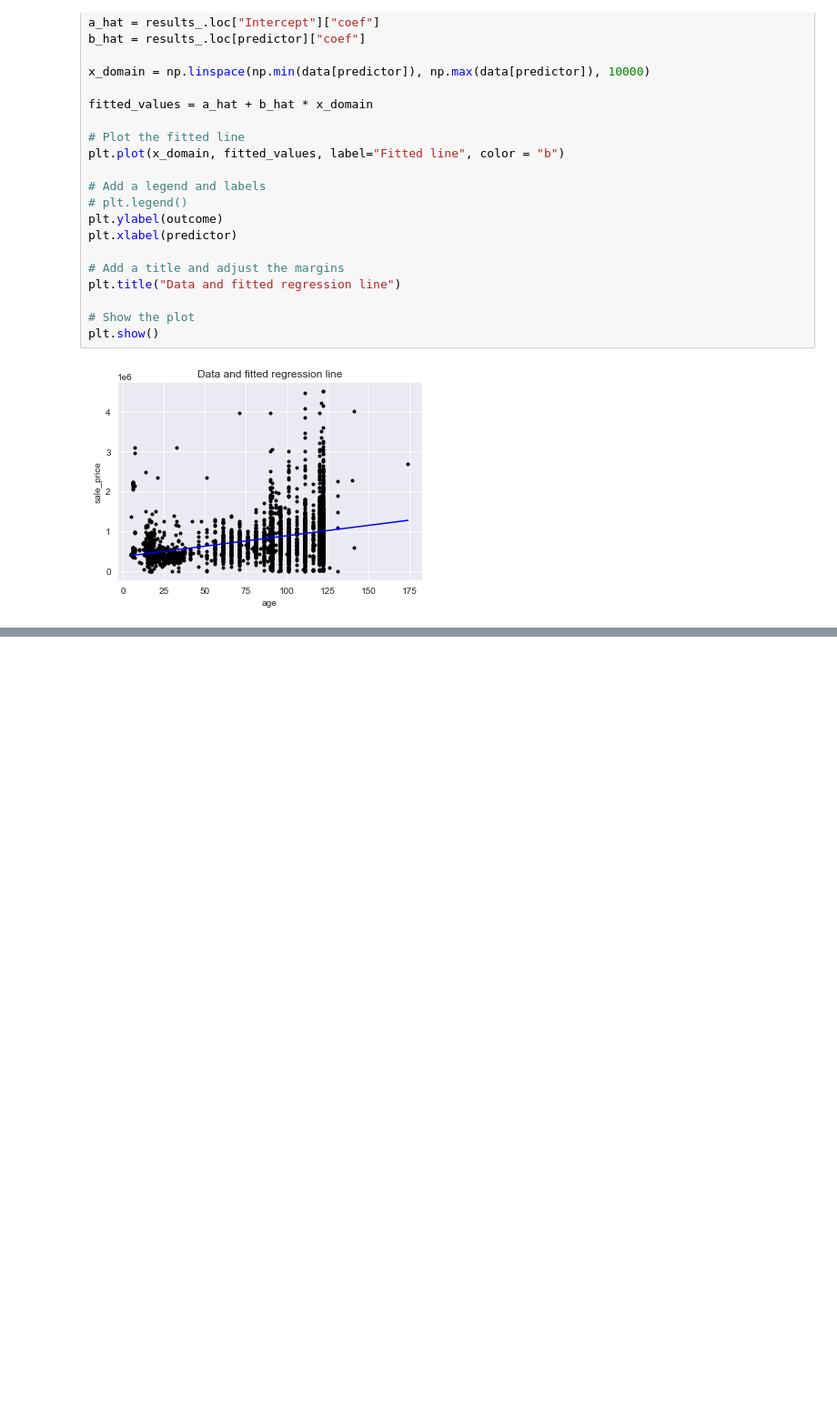
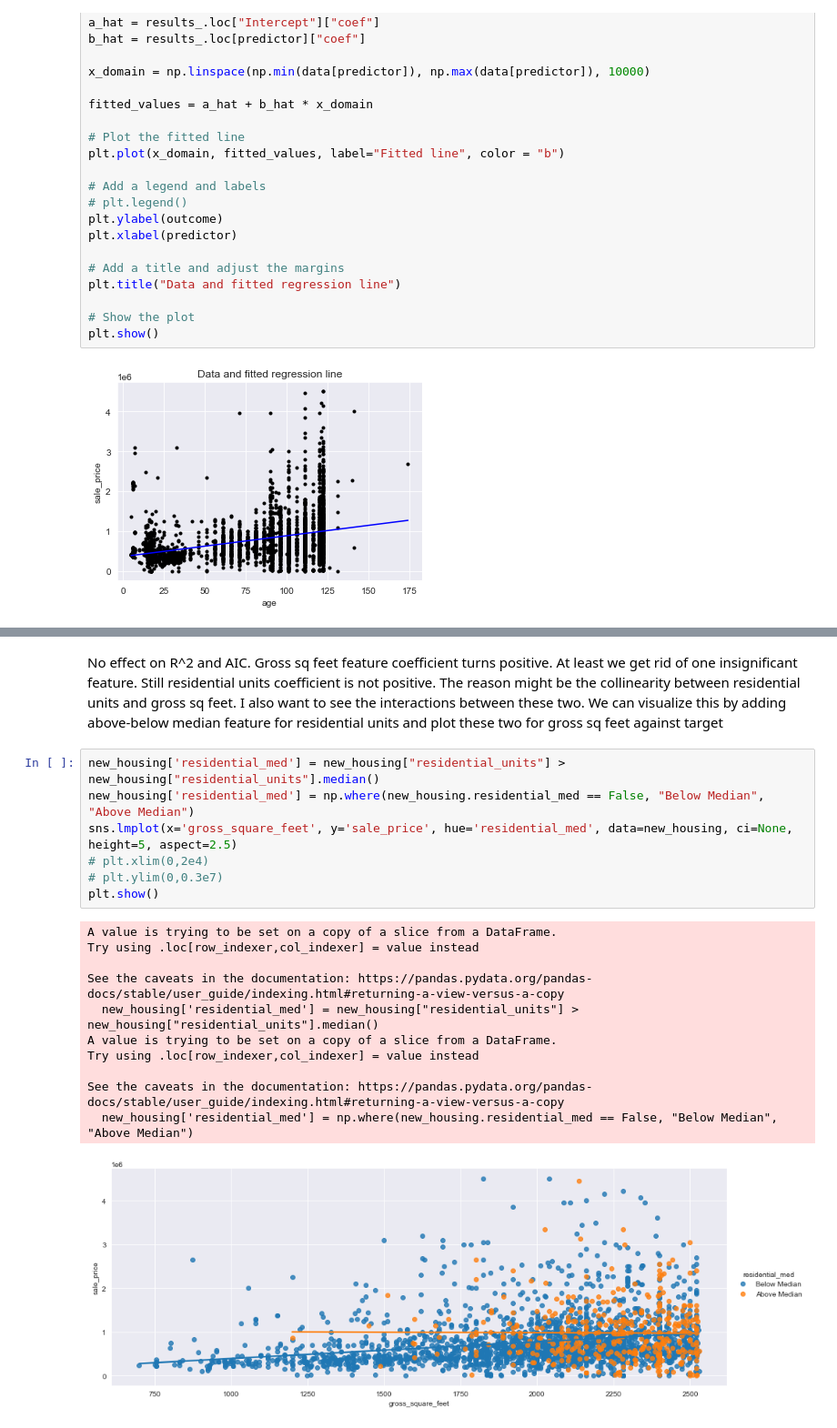
Before and after one commit to WidharDwiatmoko/statistic_nyc_property, a Jupyter notebook: statistic-business-project-nyc.ipynb, the cells around one changed output, grey strips where cells are left out. Shown at 91% size. Saved outputs shown, nothing was run; the diff lists cells and outputs as text; blank space fills up the shorter version.

```diff
--- a/statistic-business-project-nyc.ipynb
+++ b/statistic-business-project-nyc.ipynb
@@ -900,0 +972,21 @@ plt.show()
+# %% [markdown]
+No effect on R^2 and AIC. Gross sq feet feature coefficient turns positive. At least we get rid of one insignificant feature. Still residential units coefficient is not positive. The reason might be the collinearity between residential units and gross sq feet. I also want to see the interactions between these two. We can visualize this by adding above-below median feature for residential units and plot these two for gross sq feet against target
+# %%
+new_housing['residential_med'] = new_housing["residential_units"] > new_housing["residential_units"].median()
+new_housing['residential_med'] = np.where(new_housing.residential_med == False, "Below Median", "Above Median")
+sns.lmplot(x='gross_square_feet', y='sale_price', hue='residential_med', data=new_housing, ci=None, height=5, aspect=2.5)
+# plt.xlim(0,2e4)
+# plt.ylim(0,0.3e7)
+plt.show()
+# %% [output]
+A value is trying to be set on a copy of a slice from a DataFrame.
+Try using .loc[row_indexer,col_indexer] = value instead
+
+See the caveats in the documentation: https://pandas.pydata.org/pandas-docs/stable/user_guide/indexing.html#returning-a-view-versus-a-copy
+  new_housing['residential_med'] = new_housing["residential_units"] > new_housing["residential_units"].median()
+A value is trying to be set on a copy of a slice from a DataFrame.
+Try using .loc[row_indexer,col_indexer] = value instead
+
+See the caveats in the documentation: https://pandas.pydata.org/pandas-docs/stable/user_guide/indexing.html#returning-a-view-versus-a-copy
+  new_housing['residential_med'] = np.where(new_housing.residential_med == False, "Below Median", "Above Median")
+[figure, added]
```
Also changed, not shown: parts of 12 cells of this notebook.
